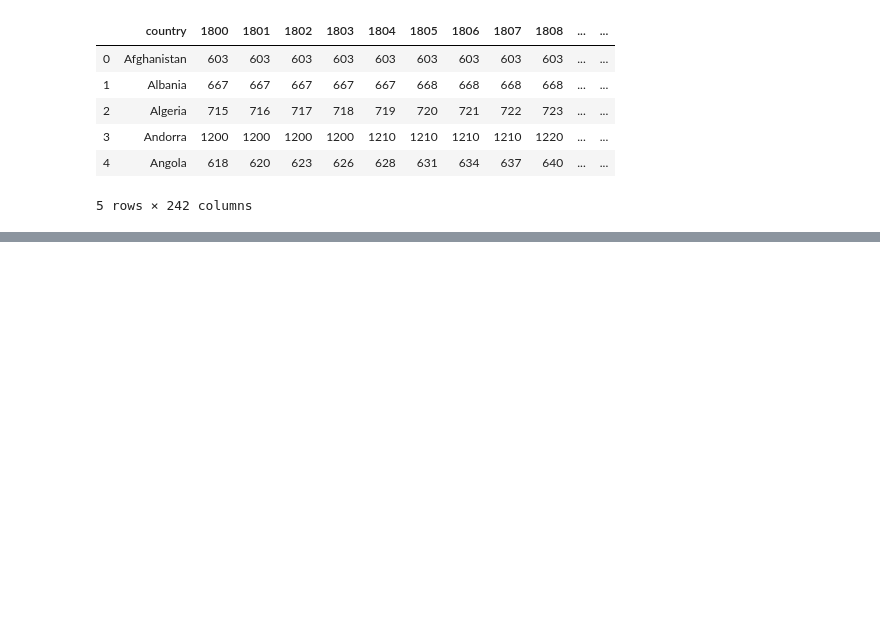
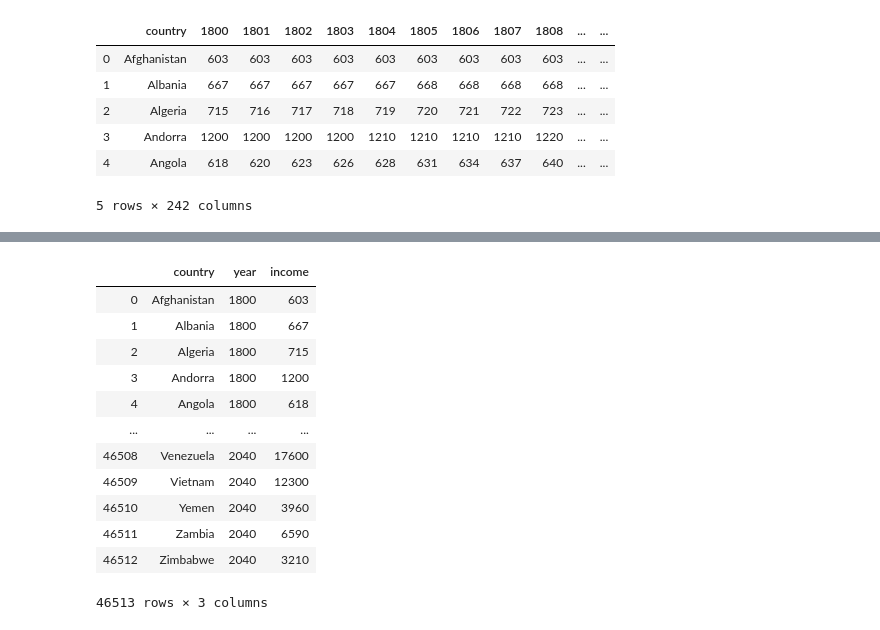
Before and after one commit to VallieTracy/project-one, a Jupyter notebook: Team_Awesome_Project_1.ipynb, the cells around one changed output, grey strips where cells are left out. Drawn from its saved outputs; the diff is of its cells as text; code cells hidden in the pictures; blank space fills up the shorter version.

```diff
--- a/Team_Awesome_Project_1.ipynb
+++ b/Team_Awesome_Project_1.ipynb
@@ -131,0 +165,18 @@ renamed_df.head()
+# %%
+#can I pivot the income dataframe to show every Country|Year with the income for that year
+df_unpivotedInc =income_df.melt(id_vars=['country'], var_name='year', value_name='income')
+df_unpivotedInc
+# %% [output]
+|  | country | year | income |
+| 0 | Afghanistan | 1800 | 603 |
+| 1 | Albania | 1800 | 667 |
+| 2 | Algeria | 1800 | 715 |
+| 3 | Andorra | 1800 | 1200 |
+| 4 | Angola | 1800 | 618 |
+| ... | ... | ... | ... |
+| 46508 | Venezuela | 2040 | 17600 |
+| 46509 | Vietnam | 2040 | 12300 |
+| 46510 | Yemen | 2040 | 3960 |
+| 46511 | Zambia | 2040 | 6590 |
+| 46512 | Zimbabwe | 2040 | 3210 |
+46513 rows × 3 columns
```
Also changed, not shown: parts of 30 cells of this notebook.
